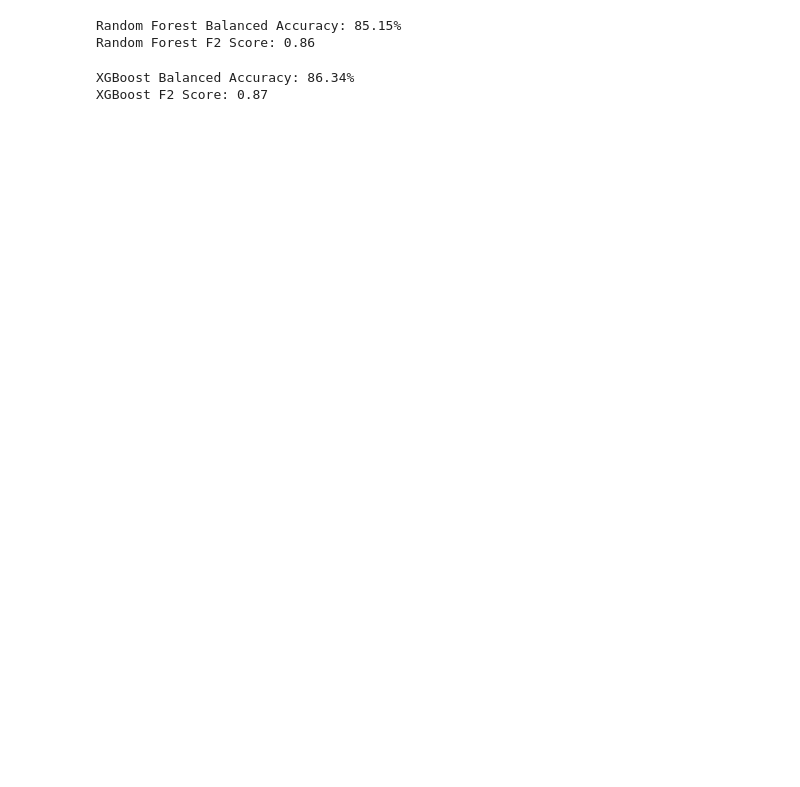
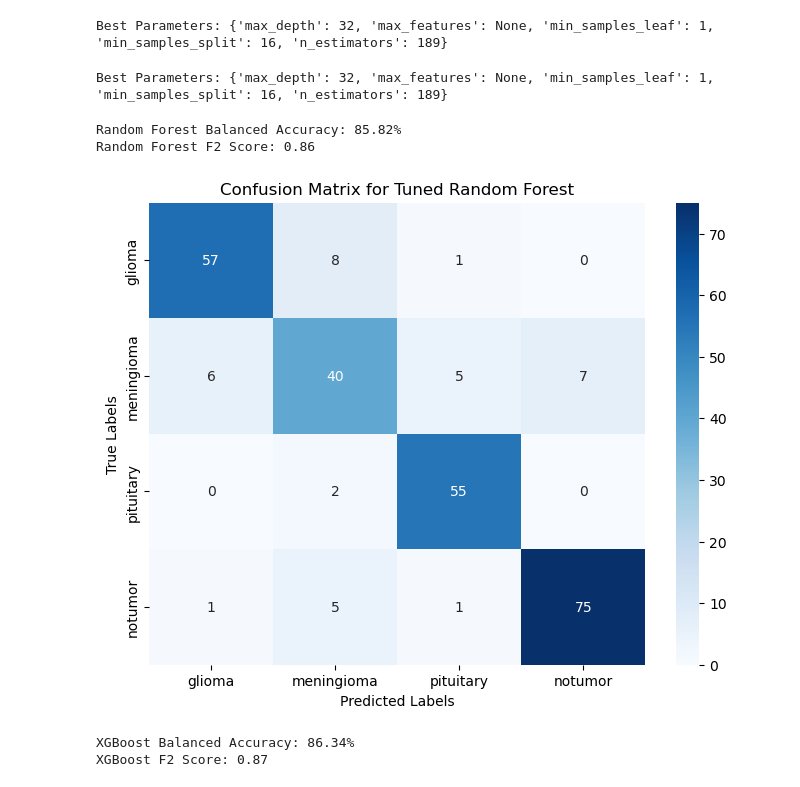
Before and after one commit to Mohammedks713/ISYE6740_Project, a Jupyter notebook: data_exploration.ipynb, the cells around one changed output. Saved outputs shown, nothing was run; the diff lists cells and outputs as text; code cells hidden in the pictures; blank space fills up the shorter version.

Commit message:
random forest grid search

```diff
--- a/data_exploration.ipynb
+++ b/data_exploration.ipynb
@@ -37,12 +50,26 @@ X_train, X_test, y_train, y_test = train_test_split(X,y, test_size=0.2, random_s
 # %%
-rf = RandomForestClassifier( random_state=6740)
-rf.fit(X_train, y_train)
-y_pred = rf.predict(X_test)
+rf = RandomForestClassifier(random_state=6740)
+random_search = RandomizedSearchCV(
+    estimator=rf,
+    param_distributions=param_grid,
+    n_iter=20,
+    scoring={'balanced_accuracy': balanced_acc_scorer, 'f2_score': f2_scorer},
+    refit='balanced_accuracy',
+    cv=5,
+    random_state=6740,
+    n_jobs=-1
+)
+
+random_search.fit(X_train, y_train)
+
+best_rf = random_search.best_estimator_
+print("Best Parameters:", random_search.best_params_)
+y_pred = best_rf.predict(X_test)
+# %% [output]
+Best Parameters: {'max_depth': 32, 'max_features': None, 'min_samples_leaf': 1, 'min_samples_split': 16, 'n_estimators': 189}
 # %%
-balanced_acc = balanced_accuracy_score(y_test, y_pred)
-print(f"Random Forest Balanced Accuracy: {balanced_acc * 100:.2f}%")
-f2_score = fbeta_score(y_test, y_pred, beta=2, average='weighted')
-print(f"Random Forest F2 Score: {f2_score:.2f}")
+best_rf = random_search.best_estimator_
+print("Best Parameters:", random_search.best_params_)
+y_pred = best_rf.predict(X_test)
 # %% [output]
-Random Forest Balanced Accuracy: 85.15%
-Random Forest F2 Score: 0.86
+Best Parameters: {'max_depth': 32, 'max_features': None, 'min_samples_leaf': 1, 'min_samples_split': 16, 'n_estimators': 189}
@@ -49,3 +80,24 @@ Random Forest F2 Score: 0.86
+# %%
+balanced_acc = balanced_accuracy_score(y_test, y_pred)
+print(f"Random Forest Balanced Accuracy: {balanced_acc * 100:.2f}%")
+f2_score = fbeta_score(y_test, y_pred, beta=2, average='weighted')
+print(f"Random Forest F2 Score: {f2_score:.2f}")
+# %% [output]
+Random Forest Balanced Accuracy: 85.82%
+Random Forest F2 Score: 0.86
+# %%
+conf_matrix = confusion_matrix(y_test, y_pred)
+
+class_labels = ['glioma', 'meningioma', 'pituitary', 'notumor']
+
+plt.figure(figsize=(8, 6))
+sns.heatmap(conf_matrix, annot=True, fmt="d", cmap="Blues", xticklabels=class_labels, yticklabels=class_labels)
+plt.xlabel('Predicted Labels')
+plt.ylabel('True Labels')
+plt.title('Confusion Matrix for Tuned Random Forest')
+plt.show()
+# %% [output]
+[figure, added]
 # %%
 xgb_mod = xgb.XGBClassifier(random_state=6740)
 xgb_mod.fit(X_train, y_train)
```
Also changed, not shown: parts of 3 cells of this notebook.
